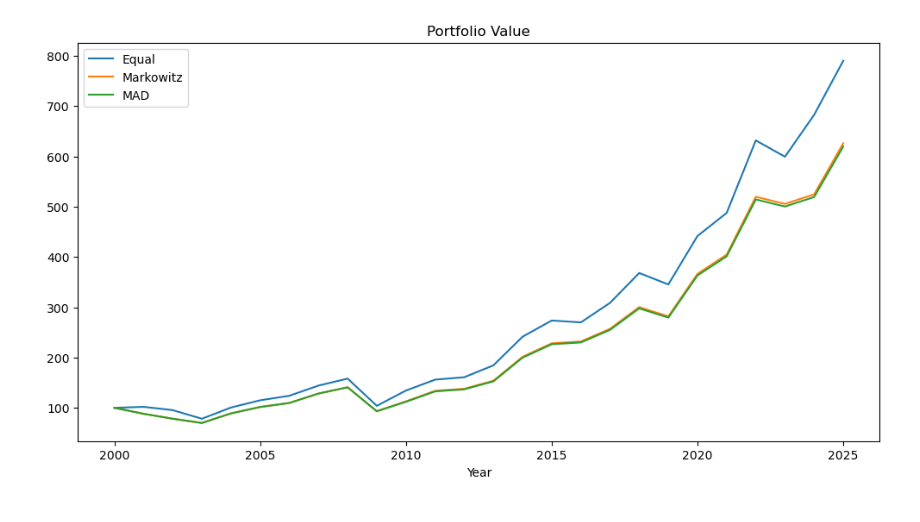
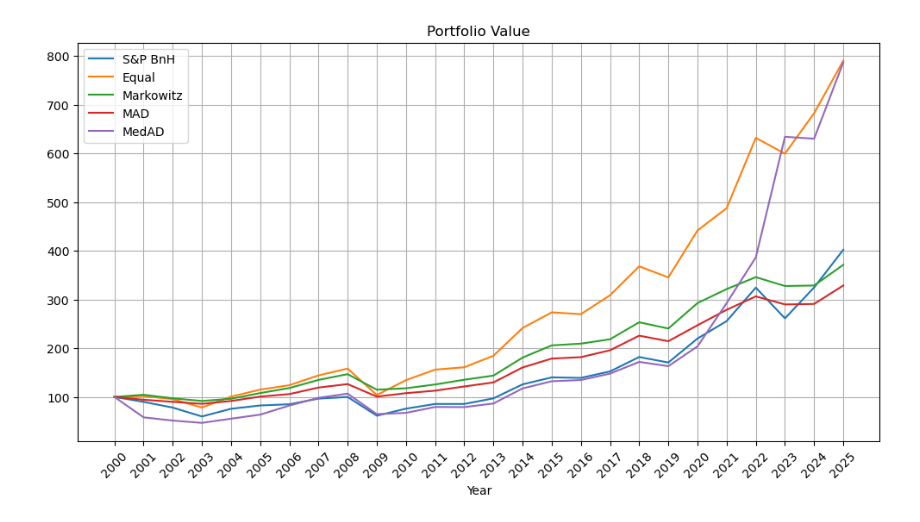
Before and after one commit to SidShah2953/MAD-and-Quantile-Portfolios, a Jupyter notebook: main.ipynb, the cells around one changed output. Drawn from its saved outputs; the diff is of its cells as text; code cells hidden in the pictures.

Commit message:
Added Buy & Hold Added Cash Improved Environment files

```diff
--- a/main.ipynb
+++ b/main.ipynb
@@ -4,16 +4,20 @@ import pandas as pd
 import numpy as np
 from PortfolioOptimization import get_yearly_report
 # %%
-max_risk = 0.30
+max_risk = 0.10
 # %%
+from Portfolios.GSPCBuyAndHold import BuyAndHold
 from Portfolios.EqualWeights import EqWeightPortfolio
 from Portfolios.Markowitz import MarkowitzPortfolio
 from Portfolios.MeanAbsDev import MeanAbsDevPortfolio
+from Portfolios.MedAbsDev import MedianAbsDevPortfolio
 
 portfolios = {
+    'S&P BnH': BuyAndHold,
     'Equal': EqWeightPortfolio,
     'Markowitz': MarkowitzPortfolio,
     'MAD': MeanAbsDevPortfolio,
+    'MedAD': MedianAbsDevPortfolio,
 }
 
 reports = {}
@@ -94,17 +98,19 @@ for stat in stats_used:
 # %%
 stat = "Annual Return"
 stats = {}
 
 for portfolio in portfolios.keys():
     stats[portfolio] = np.cumprod(stats_collector[portfolio][stat] / 100 + 1) * 100
 stats = pd.DataFrame(stats)
 stats.index = stats.index + 1
-stats.loc[2000] = [100, 100, 100]
-stats  =stats.sort_index()
+stats.loc[2000] = [100] * len(portfolios.keys())
+stats = stats.sort_index()
 stats.plot.line(figsize=(12, 6))
+plt.xticks(stats.index, rotation=45)
+plt.grid()
 plt.title("Portfolio Value")
 plt.legend()
 plt.show()
 plt.close()
 # %% [output]
-[figure, old version]
+[figure, new version]
```
Also changed, not shown: parts of 2 cells of this notebook, 47 other files.
